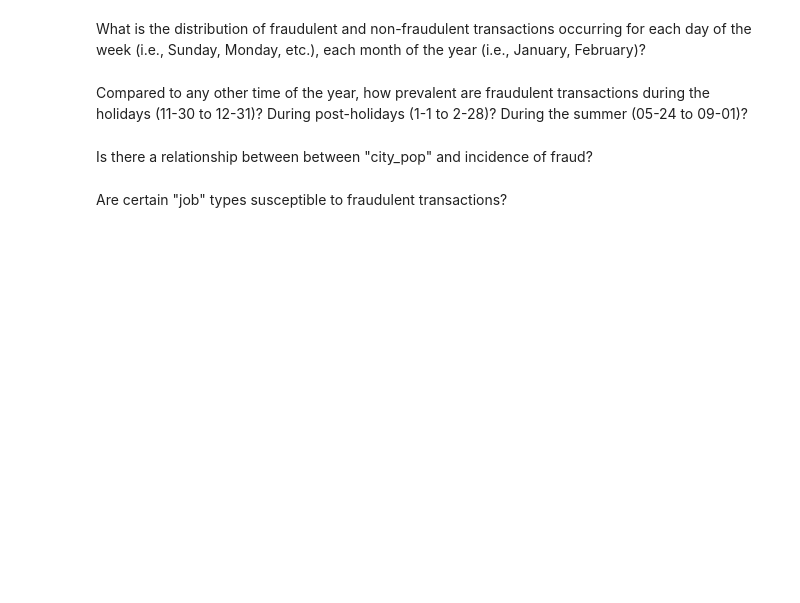
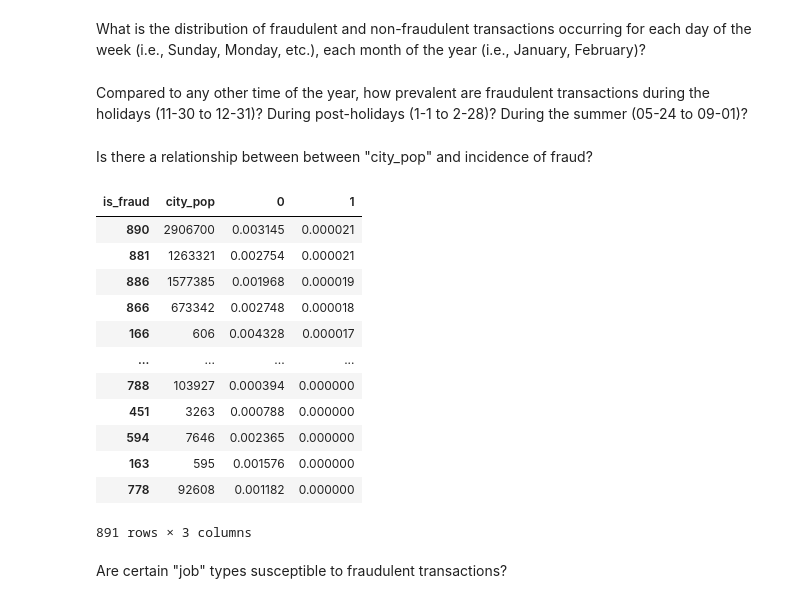
Before and after one commit to DMODPevahouse/ai_enabled_system, a Jupyter notebook: FraudDetection/exploratory_analysis.ipynb, the cells around one changed output. Cells and saved outputs as stored; diff of their text form; code cells hidden in the pictures; blank space fills up the shorter version.

```diff
--- a/FraudDetection/exploratory_analysis.ipynb
+++ b/FraudDetection/exploratory_analysis.ipynb
@@ -35,2 +36,8 @@ Name: is_fraud, dtype: int64
 # %% [markdown]
 Which age groups are more susceptible to fraudulent transactions?
+# %%
+df2 = df.copy()
+bins = [1883, 1901, 1928, 1946, 1965, 1981, 1997, 2013, 2024]
+
+df2['dob'] = df2['dob'].str.slice(0,4).astype(int)
+df2['generation'] = pd.cut(df2['dob'], bins=bins)
@@ -50,5 +270,27 @@ What is the distribution of fraudulent and non-fraudulent transactions occurring
 Compared to any other time of the year, how prevalent are fraudulent transactions during the holidays (11-30 to 12-31)? During post-holidays (1-1 to 2-28)? During the summer (05-24 to 09-01)?
 # %% [markdown]
 Is there a relationship between between "city_pop" and incidence of fraud?
+# %%
+label_percentage_per_job = pd.crosstab(df2['city_pop'], df2['is_fraud'], normalize='all')
+# %%
+result = label_percentage_per_job.reset_index().sort_values(by=1, ascending=False)
+# %%
+pd.set_option('display.max_rows', 10)
+# %%
+result
+# %% [output]
+| is_fraud | city_pop | 0 | 1 |
+| 890 | 2906700 | 0.003145 | 0.000021 |
+| 881 | 1263321 | 0.002754 | 0.000021 |
+| 886 | 1577385 | 0.001968 | 0.000019 |
+| 866 | 673342 | 0.002748 | 0.000018 |
+| 166 | 606 | 0.004328 | 0.000017 |
+| ... | ... | ... | ... |
+| 788 | 103927 | 0.000394 | 0.000000 |
+| 451 | 3263 | 0.000788 | 0.000000 |
+| 594 | 7646 | 0.002365 | 0.000000 |
+| 163 | 595 | 0.001576 | 0.000000 |
+| 778 | 92608 | 0.001182 | 0.000000 |
+891 rows × 3 columns
 # %% [markdown]
 Are certain "job" types susceptible to fraudulent transactions?
```
Also changed, not shown: parts of 40 cells of this notebook.
